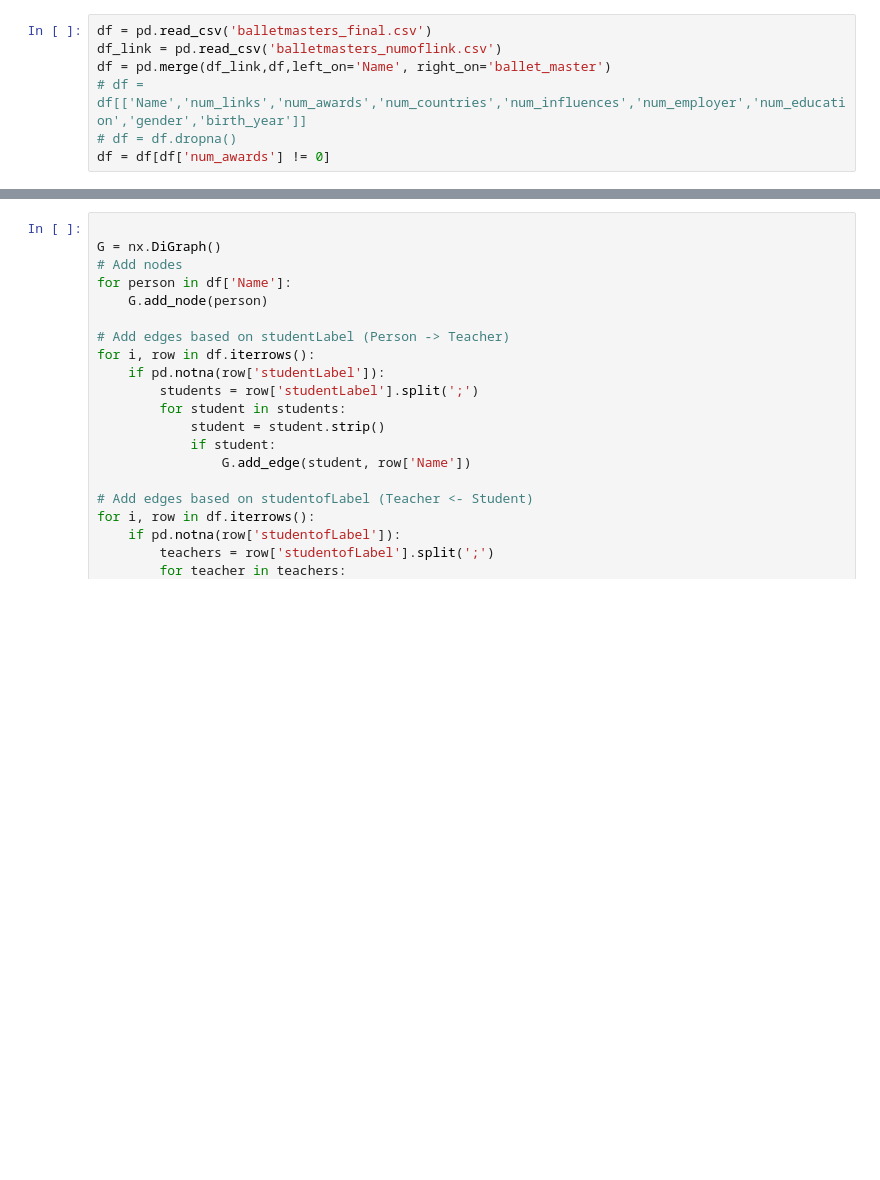
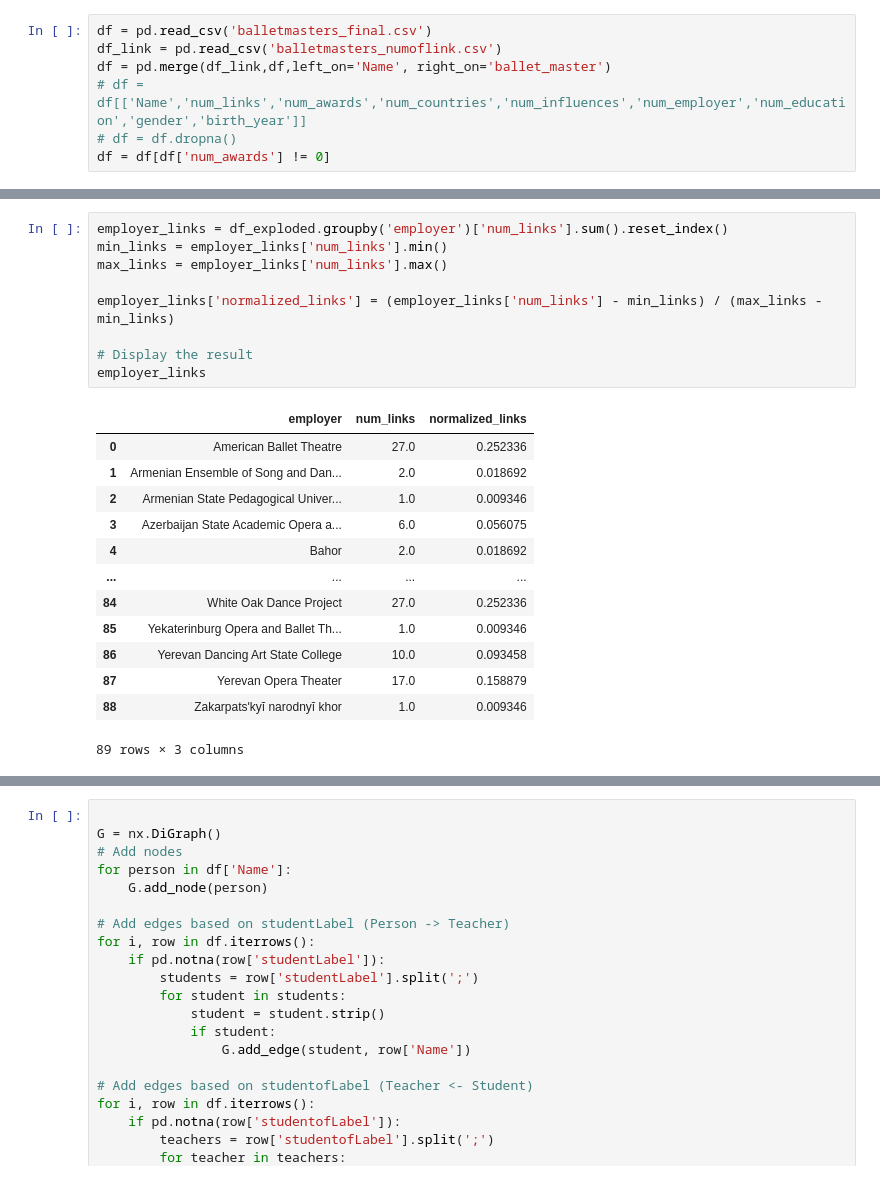
Before and after one commit to qandela/balletmaster, a Jupyter notebook: analyze.ipynb, the cells around one changed output, grey strips where cells are left out. Drawn from its saved outputs; the diff is of its cells as text; blank space fills up the shorter version.

```diff
--- a/analyze.ipynb
+++ b/analyze.ipynb
@@ -52,0 +49,23 @@ memory usage: 97.1+ KB
+# %%
+employer_links = df_exploded.groupby('employer')['num_links'].sum().reset_index()
+min_links = employer_links['num_links'].min()
+max_links = employer_links['num_links'].max()
+
+employer_links['normalized_links'] = (employer_links['num_links'] - min_links) / (max_links - min_links)
+
+# Display the result
+employer_links
+# %% [output]
+|  | employer | num_links | normalized_links |
+| 0 | American Ballet Theatre | 27.0 | 0.252336 |
+| 1 | Armenian Ensemble of Song and Dan... | 2.0 | 0.018692 |
+| 2 | Armenian State Pedagogical Univer... | 1.0 | 0.009346 |
+| 3 | Azerbaijan State Academic Opera a... | 6.0 | 0.056075 |
+| 4 | Bahor | 2.0 | 0.018692 |
+| ... | ... | ... | ... |
+| 84 | White Oak Dance Project | 27.0 | 0.252336 |
+| 85 | Yekaterinburg Opera and Ballet Th... | 1.0 | 0.009346 |
+| 86 | Yerevan Dancing Art State College | 10.0 | 0.093458 |
+| 87 | Yerevan Opera Theater | 17.0 | 0.158879 |
+| 88 | Zakarpatsʹkyĭ narodnyĭ khor | 1.0 | 0.009346 |
+89 rows × 3 columns
```
Also changed, not shown: parts of 10 cells of this notebook.
